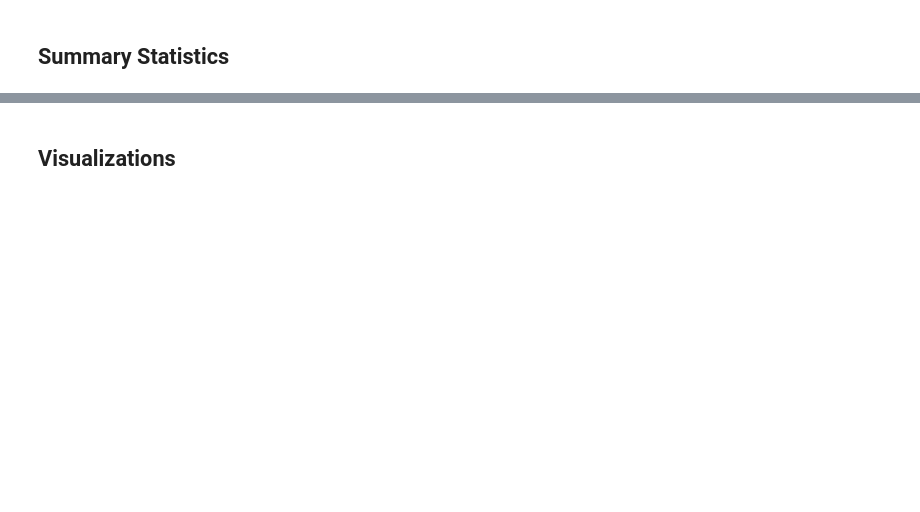
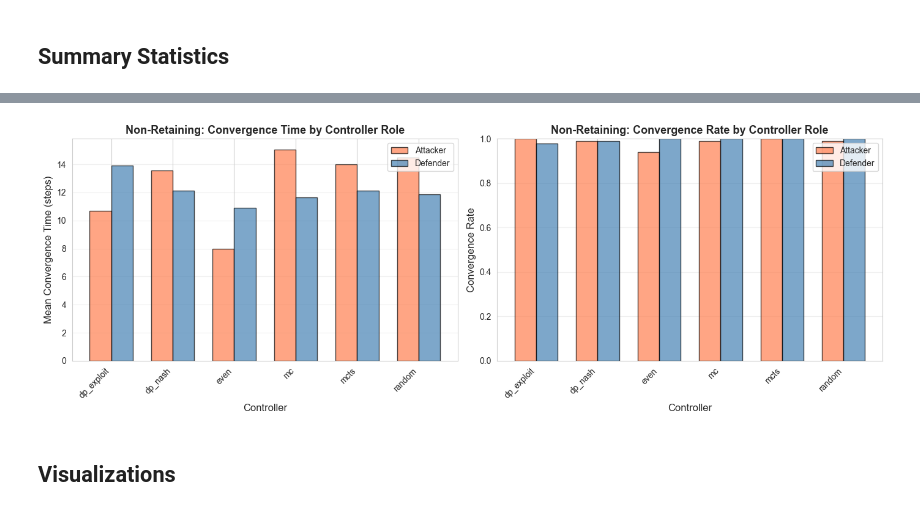
Before and after one commit to ethancharles02/colonel_blotto, a Jupyter notebook: convergence_analysis.ipynb, the cells around one changed output, grey strips where cells are left out. Cells and saved outputs as stored; diff of their text form; code cells hidden in the pictures; blank space fills up the shorter version.

```diff
--- a/convergence_analysis.ipynb
+++ b/convergence_analysis.ipynb
@@ -384,3 +458,55 @@ CONVERGENCE TIME BY CONTROLLER MATCHUP
+# %%
+# Visualize controller performance by role (non-retaining)
+fig, axes = plt.subplots(1, 2, figsize=(14, 5))
+
+# Plot 1: Mean convergence time by controller and role
+controllers = role_summary['controller'].unique()
+x = np.arange(len(controllers))
+width = 0.35
+
+attacker_means = [role_summary[(role_summary['controller'] == c) & (role_summary['role'] == 'Attacker')]['mean_convergence_time_mean'].values[0]
+                  if len(role_summary[(role_summary['controller'] == c) & (role_summary['role'] == 'Attacker')]) > 0 else 0
+                  for c in controllers]
+defender_means = [role_summary[(role_summary['controller'] == c) & (role_summary['role'] == 'Defender')]['mean_convergence_time_mean'].values[0]
+                  if len(role_summary[(role_summary['controller'] == c) & (role_summary['role'] == 'Defender')]) > 0 else 0
+                  for c in controllers]
+
+bars1 = axes[0].bar(x - width/2, attacker_means, width, label='Attacker', alpha=0.7, edgecolor='black', color='coral')
+bars2 = axes[0].bar(x + width/2, defender_means, width, label='Defender', alpha=0.7, edgecolor='black', color='steelblue')
+
+axes[0].set_xlabel('Controller', fontsize=12)
+axes[0].set_ylabel('Mean Convergence Time (steps)', fontsize=12)
+axes[0].set_title('Non-Retaining: Convergence Time by Controller Role', fontsize=13, fontweight='bold')
+axes[0].set_xticks(x)
+axes[0].set_xticklabels(controllers, rotation=45, ha='right')
+axes[0].legend()
+axes[0].grid(True, alpha=0.3, axis='y')
+
+# Plot 2: Convergence rate by controller and role
+attacker_rates = [role_summary[(role_summary['controller'] == c) & (role_summary['role'] == 'Attacker')]['convergence_rate_mean'].values[0]
+                  if len(role_summary[(role_summary['controller'] == c) & (role_summary['role'] == 'Attacker')]) > 0 else 0
+                  for c in controllers]
+defender_rates = [role_summary[(role_summary['controller'] == c) & (role_summary['role'] == 'Defender')]['convergence_rate_mean'].values[0]
+                  if len(role_summary[(role_summary['controller'] == c) & (role_summary['role'] == 'Defender')]) > 0 else 0
+                  for c in controllers]
+
+bars1 = axes[1].bar(x - width/2, attacker_rates, width, label='Attacker', alpha=0.7, edgecolor='black', color='coral')
+bars2 = axes[1].bar(x + width/2, defender_rates, width, label='Defender', alpha=0.7, edgecolor='black', color='steelblue')
+
+axes[1].set_xlabel('Controller', fontsize=12)
+axes[1].set_ylabel('Convergence Rate', fontsize=12)
+axes[1].set_title('Non-Retaining: Convergence Rate by Controller Role', fontsize=13, fontweight='bold')
+axes[1].set_xticks(x)
+axes[1].set_xticklabels(controllers, rotation=45, ha='right')
+axes[1].set_ylim([0, 1.0])
+axes[1].legend()
+axes[1].grid(True, alpha=0.3, axis='y')
+
+plt.tight_layout()
+plt.savefig('plots/nonretaining_controller_role_performance.png', dpi=300, bbox_inches='tight')
+plt.show()
+# %% [output]
+[figure, added]
 # %% [markdown]
 ## Visualizations
 # %%
```
Also changed, not shown: parts of 21 cells of this notebook, 8 other files.
